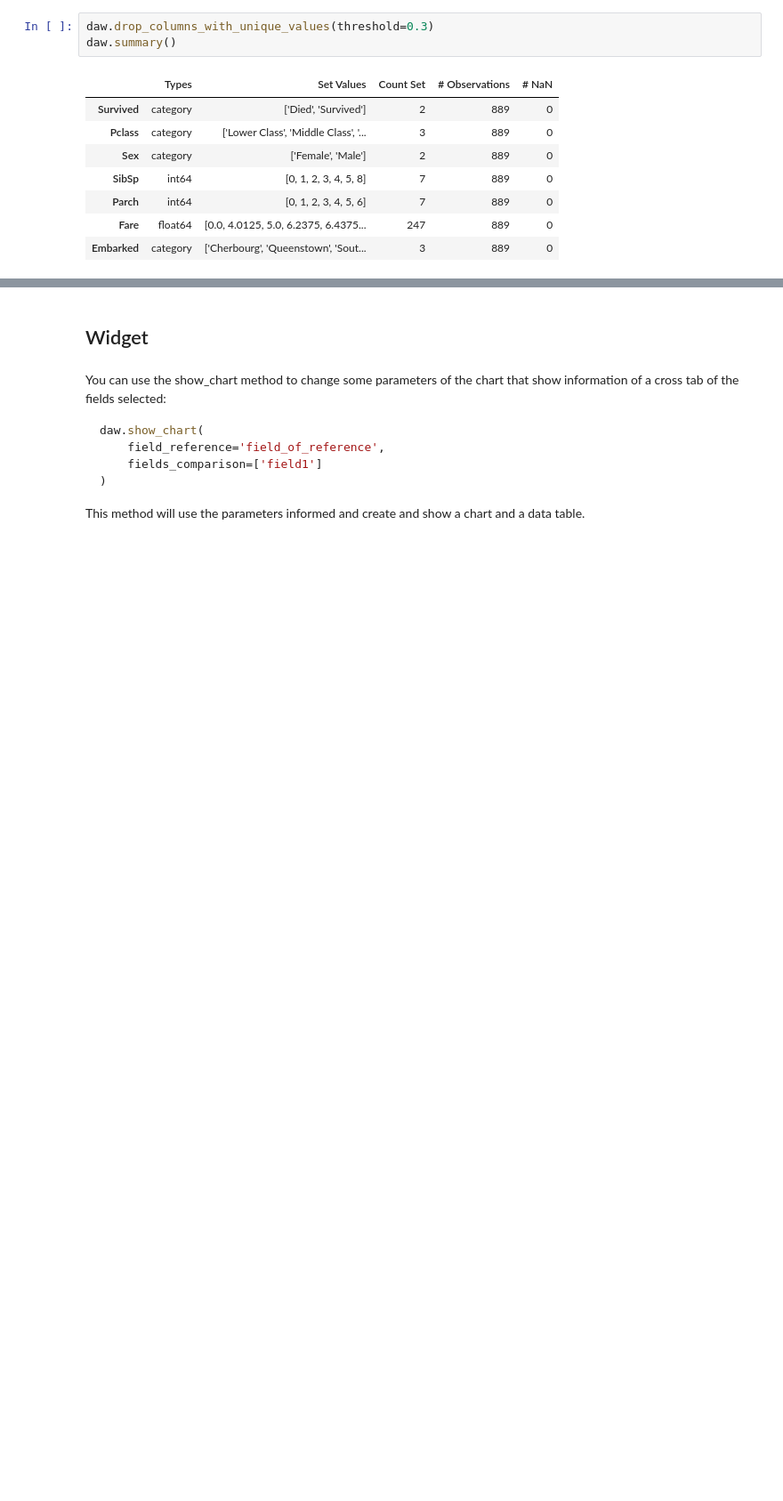
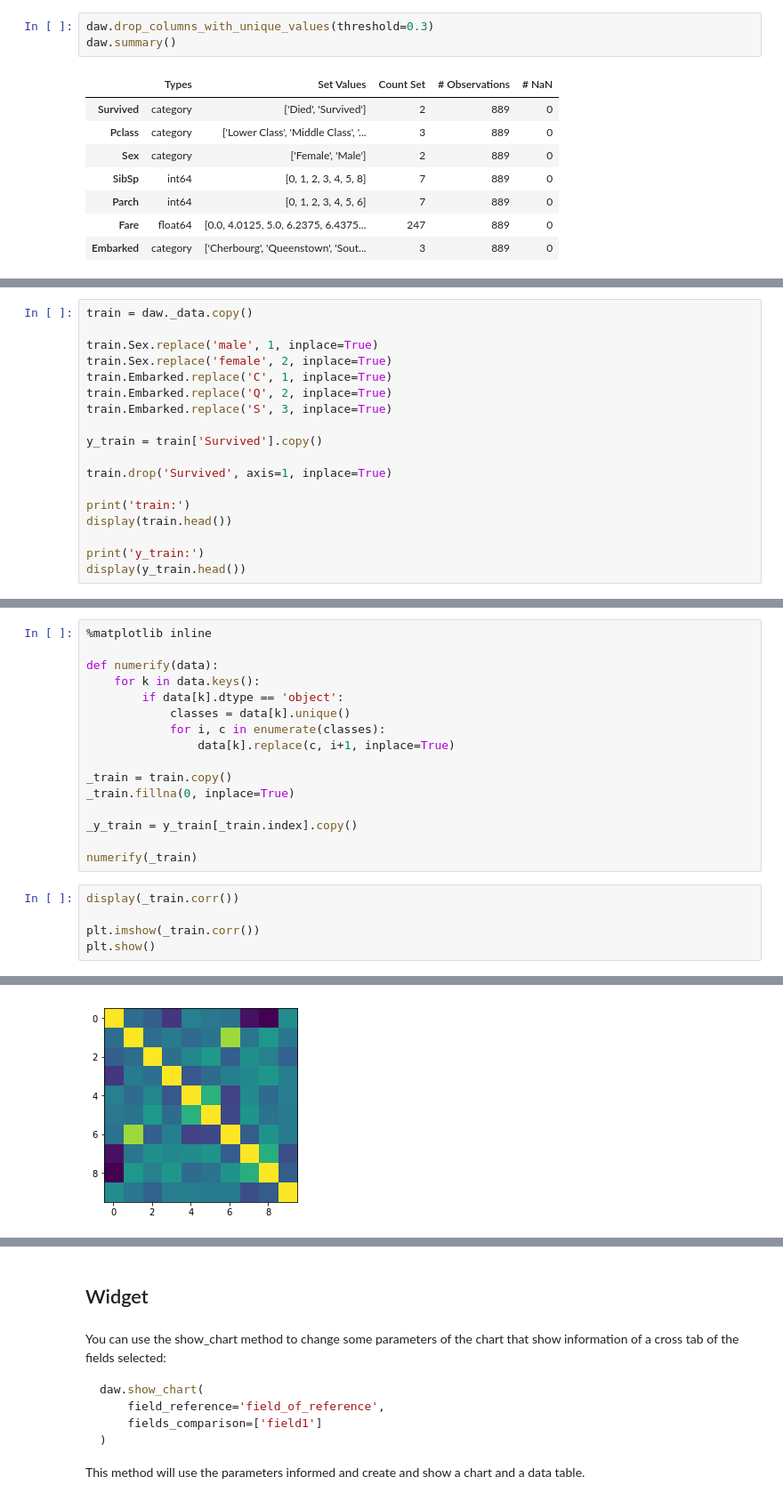
Before and after one commit to osl-pocs/skdata, a Jupyter notebook: notebooks/Widget-Introduction.ipynb, the cells around one changed output, grey strips where cells are left out. Shown at 89% size. Cells and saved outputs as stored; diff of their text form; blank space fills up the shorter version.

```diff
--- a/notebooks/Introduction.ipynb
+++ b/notebooks/Widget-Introduction.ipynb
@@ -203,0 +233,18 @@ daw.summary()
+# %%
+train = daw._data.copy()
+
+train.Sex.replace('male', 1, inplace=True)
+train.Sex.replace('female', 2, inplace=True)
+train.Embarked.replace('C', 1, inplace=True)
+train.Embarked.replace('Q', 2, inplace=True)
+train.Embarked.replace('S', 3, inplace=True)
+
+y_train = train['Survived'].copy()
+
+train.drop('Survived', axis=1, inplace=True)
+
+print('train:')
+display(train.head())
+
+print('y_train:')
+display(y_train.head())
@@ -203,0 +268,22 @@ daw.summary()
+# %%
+%matplotlib inline
+
+def numerify(data):
+    for k in data.keys():
+        if data[k].dtype == 'object':
+            classes = data[k].unique()
+            for i, c in enumerate(classes):
+                data[k].replace(c, i+1, inplace=True)
+
+_train = train.copy()
+_train.fillna(0, inplace=True)
+
+_y_train = y_train[_train.index].copy()
+
+numerify(_train)
+# %%
+display(_train.corr())
+
+plt.imshow(_train.corr())
+plt.show()
+# %% [output]
@@ -203,0 +301 @@ daw.summary()
+[figure, added]
```
Also changed, not shown: parts of 11 cells of this notebook, 2 other files.
